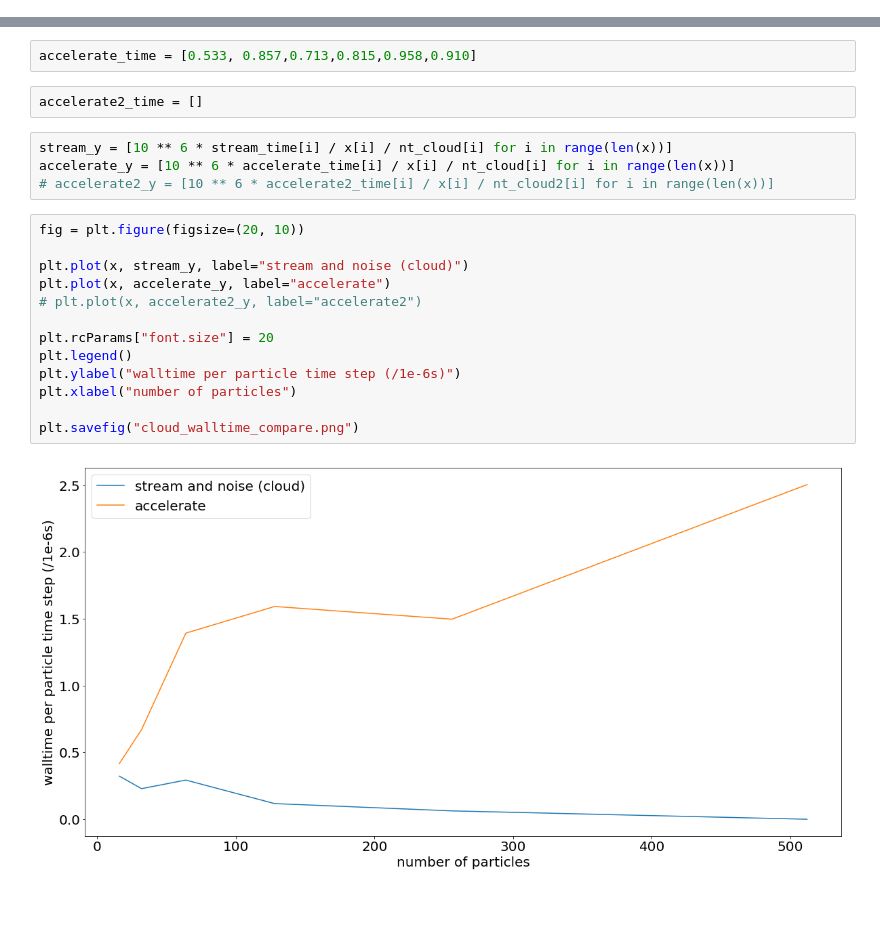
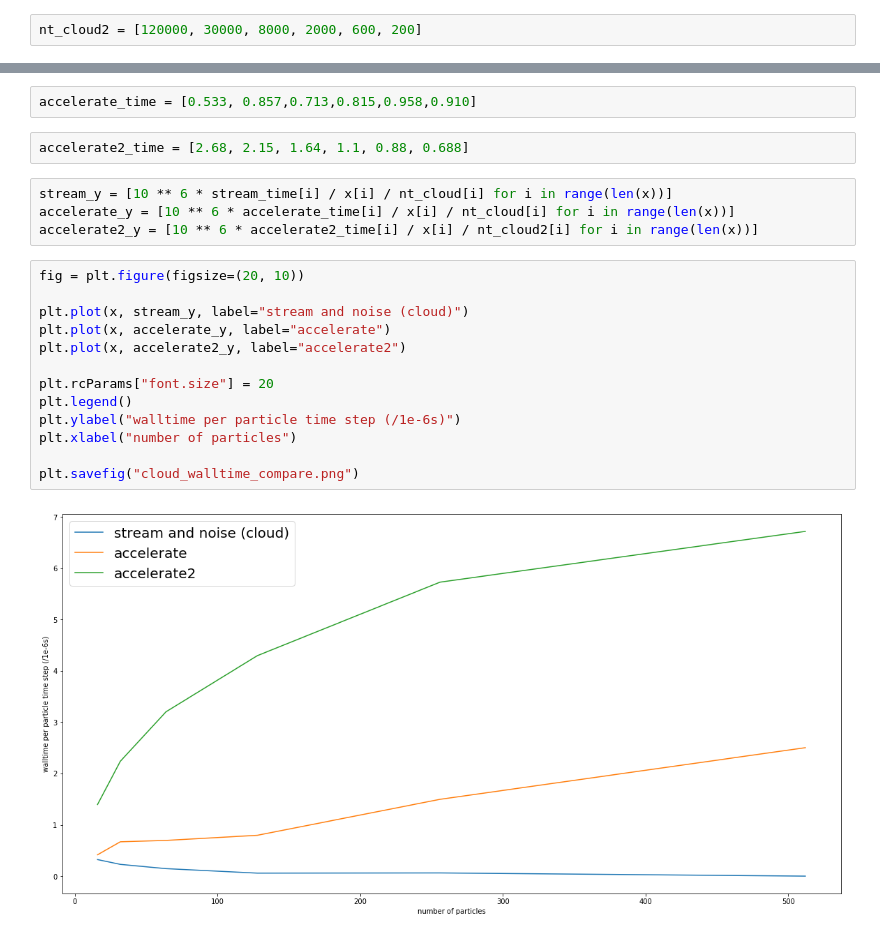
Before and after one commit to hypan599/cse6230, a Jupyter notebook: assignments/4-interacting-particles/plot_time.ipynb, the cells around one changed output, grey strips where cells are left out. Drawn from its saved outputs; the diff is of its cells as text; blank space fills up the shorter version.

```diff
--- a/assignments/4-interacting-particles/plot_time.ipynb
+++ b/assignments/4-interacting-particles/plot_time.ipynb
@@ -15,25 +13,27 @@ nt_cloud2 = []
+# %%
+nt_cloud2 = [120000, 30000, 8000, 2000, 600, 200]
 # %%
 stream_time = [0.413, 0.293,0.15,0.06,0.04,0]
 # %%
 accelerate_time = [0.533, 0.857,0.713,0.815,0.958,0.910]
-# %%
-accelerate2_time = []
+# %%
+accelerate2_time = [2.68, 2.15, 1.64, 1.1, 0.88, 0.688]
 # %%
 stream_y = [10 ** 6 * stream_time[i] / x[i] / nt_cloud[i] for i in range(len(x))]
 accelerate_y = [10 ** 6 * accelerate_time[i] / x[i] / nt_cloud[i] for i in range(len(x))]
-# accelerate2_y = [10 ** 6 * accelerate2_time[i] / x[i] / nt_cloud2[i] for i in range(len(x))]
+accelerate2_y = [10 ** 6 * accelerate2_time[i] / x[i] / nt_cloud2[i] for i in range(len(x))]
 # %%
 fig = plt.figure(figsize=(20, 10))
 
 plt.plot(x, stream_y, label="stream and noise (cloud)")
 plt.plot(x, accelerate_y, label="accelerate")
-# plt.plot(x, accelerate2_y, label="accelerate2")
+plt.plot(x, accelerate2_y, label="accelerate2")
 
 plt.rcParams["font.size"] = 20
 plt.legend()
 plt.ylabel("walltime per particle time step (/1e-6s)")
 plt.xlabel("number of particles")
 
 plt.savefig("cloud_walltime_compare.png")
 # %% [output]
-[figure, old version]
+[figure, new version]
```
Also changed, not shown: parts of 3 cells of this notebook, 3 other files.
